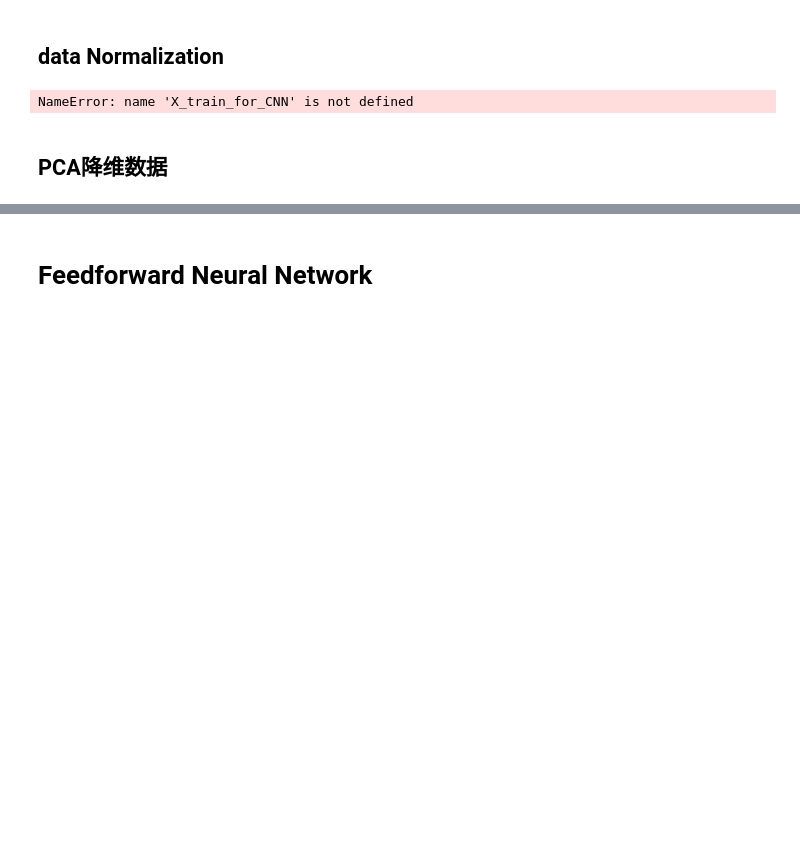
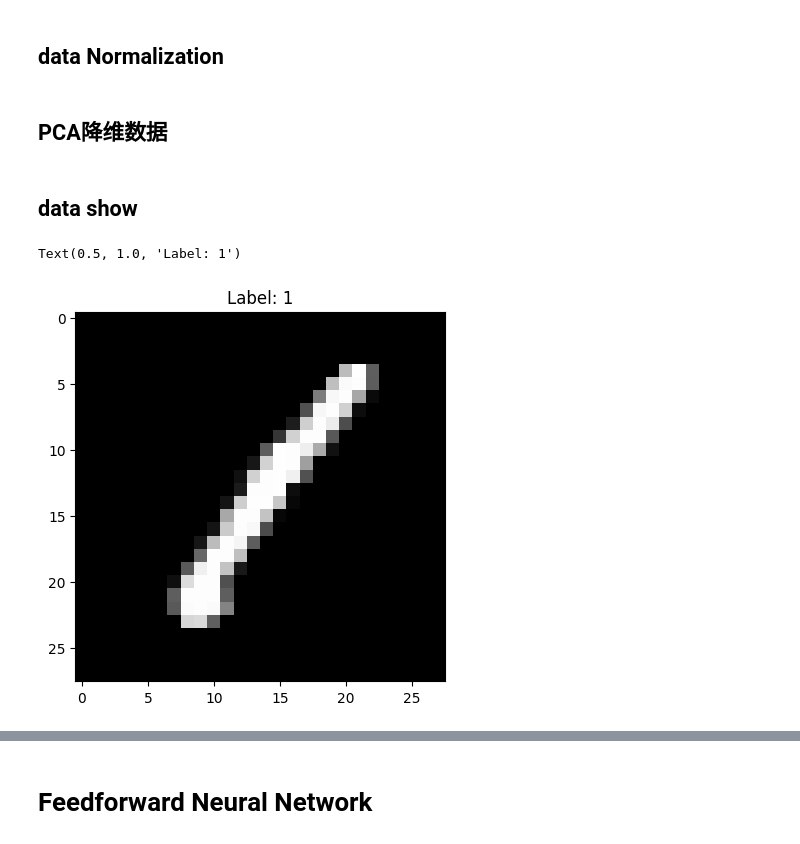
Before and after one commit to Gabenoob/SecML, a Jupyter notebook: 期末/mnist.ipynb, the cells around one changed output, grey strips where cells are left out. Saved outputs shown, nothing was run; the diff lists cells and outputs as text; code cells hidden in the pictures; blank space fills up the shorter version.

```diff
--- a/期末/mnist.ipynb
+++ b/期末/mnist.ipynb
@@ -57,12 +77,10 @@ plt.show()
 ## data Normalization
 # %%
 # 归一化
-X_train = X_train/255.0
-X_val = X_val/255.0
+# X_train = X_train/255.0
+# X_val = X_val/255.0
 
 # CNN归一化
-# data_for_CNN = data_for_CNN/255.0
+data_for_CNN = data_for_CNN/255.0
-# %% [output]
-NameError: name 'X_train_for_CNN' is not defined
 # %% [markdown]
 ## PCA降维数据
@@ -68,0 +94,9 @@ NameError: name 'X_train_for_CNN' is not defined
+# %% [markdown]
+## data show
+# %%
+# data show
+plt.imshow(data_for_CNN[0], cmap='gray')
+plt.title('Label: {}'.format(label[0]))
+# %% [output]
+Text(0.5, 1.0, 'Label: 1')
+[figure, added]
```
Also changed, not shown: parts of 27 cells of this notebook, 4 other files.
